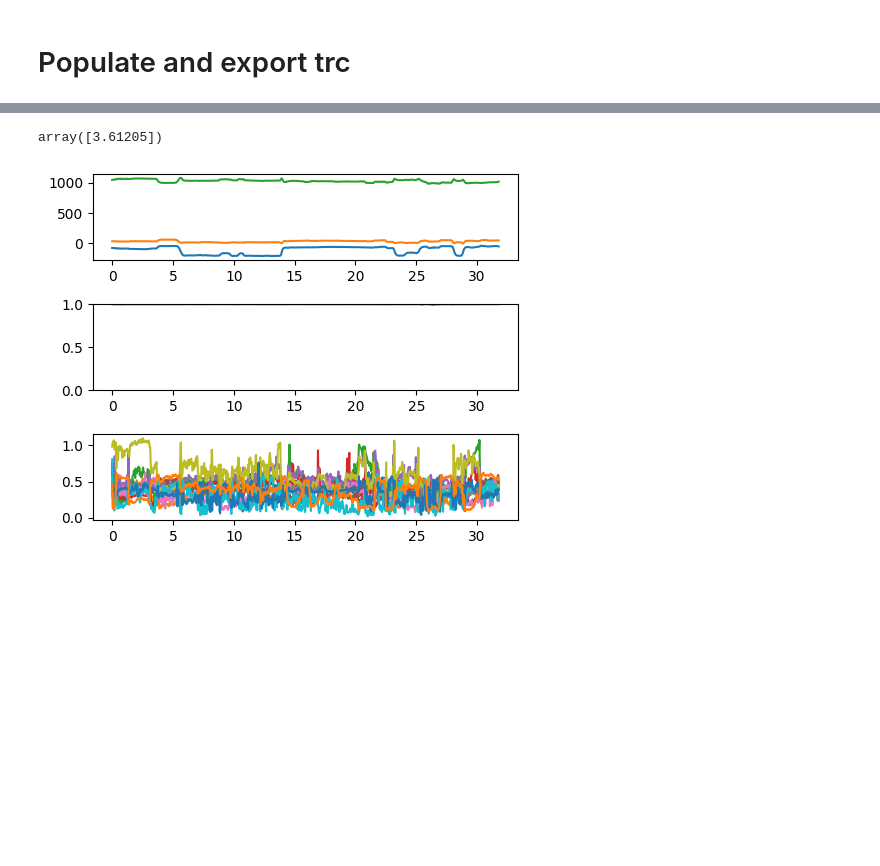
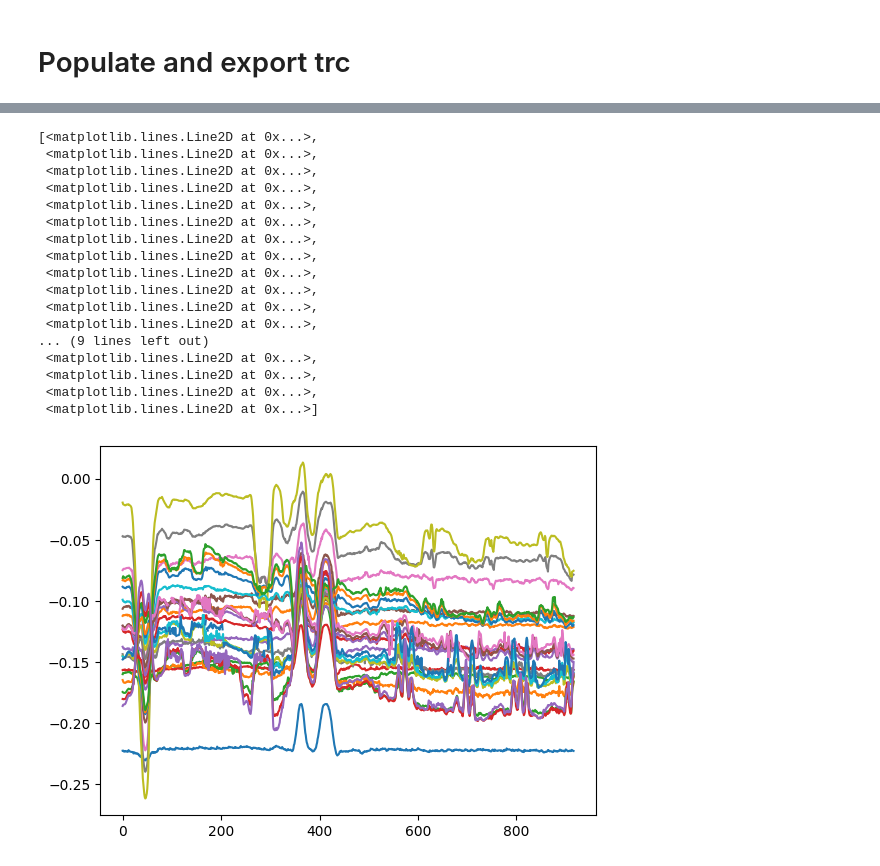
Before and after one commit to Pouyan97/Hand_Detection, a Jupyter notebook: test_dj.ipynb, the cells around one changed output, grey strips where cells are left out. Cells and saved outputs as stored; diff of their text form; code cells hidden in the pictures; blank space fills up the shorter version.

Commit message:
testing smoothing after processing data

```diff
--- a/test_dj.ipynb
+++ b/test_dj.ipynb
@@ -176,7 +174,7 @@ Total: 12
 # %% [markdown]
 # Populate and export trc
 # %%
-participant_idx = 0
+participant_idx = 1
 participant_id="m002"
 participant_videos = (Recording & f'participant_id="m002"').fetch('KEY')[participant_idx]
 reconstruction_method = 3
@@ -186,3 +184,4 @@ for k in key:
     k['reconstruction_method']= reconstruction_method
     k['estimation_method']=0
     k['detection_method']=1
+(HandPoseReconstruction & key)
@@ -193,11 +205,23 @@ HandPoseReconstruction.populate(key)
 # %%
 output_file= f'{participant_id}_{participant_idx}_reconstructed_{reconstruction_method}_w_movi.trc'
-HandPoseReconstruction.export_trc((HandPoseReconstruction & key ), output_file, z_offset=0,addMovi=True,smooth=True)
+pts = HandPoseReconstruction.export_trc((HandPoseReconstruction & key ), output_file, z_offset=0, addMovi=True, smooth=False, return_points=True)
+plt.plot(pts[...,0])
+# %% [output]
+[<matplotlib.lines.Line2D at 0x...>,
+ <matplotlib.lines.Line2D at 0x...>,
+ <matplotlib.lines.Line2D at 0x...>,
+ <matplotlib.lines.Line2D at 0x...>,
+ <matplotlib.lines.Line2D at 0x...>,
+ <matplotlib.lines.Line2D at 0x...>,
+ <matplotlib.lines.Line2D at 0x...>,
+ <matplotlib.lines.Line2D at 0x...>,
+ <matplotlib.lines.Line2D at 0x...>,
+ <matplotlib.lines.Line2D at 0x...>,
+ <matplotlib.lines.Line2D at 0x...>,
+ <matplotlib.lines.Line2D at 0x...>,
+... (9 lines left out)
+ <matplotlib.lines.Line2D at 0x...>,
+ <matplotlib.lines.Line2D at 0x...>,
+ <matplotlib.lines.Line2D at 0x...>,
+ <matplotlib.lines.Line2D at 0x...>]
+[figure, added]
-# %%
-(HandPoseReconstruction & key ).fetch("reprojection_loss")
-# %% [output]
-array([3.61205])
-# %%
-HandPoseReconstruction.plot_joint((HandPoseReconstruction & key ),2)
-# %% [output]
-[figure, removed]
```
Also changed, not shown: parts of 9 cells of this notebook, 1 other file.
